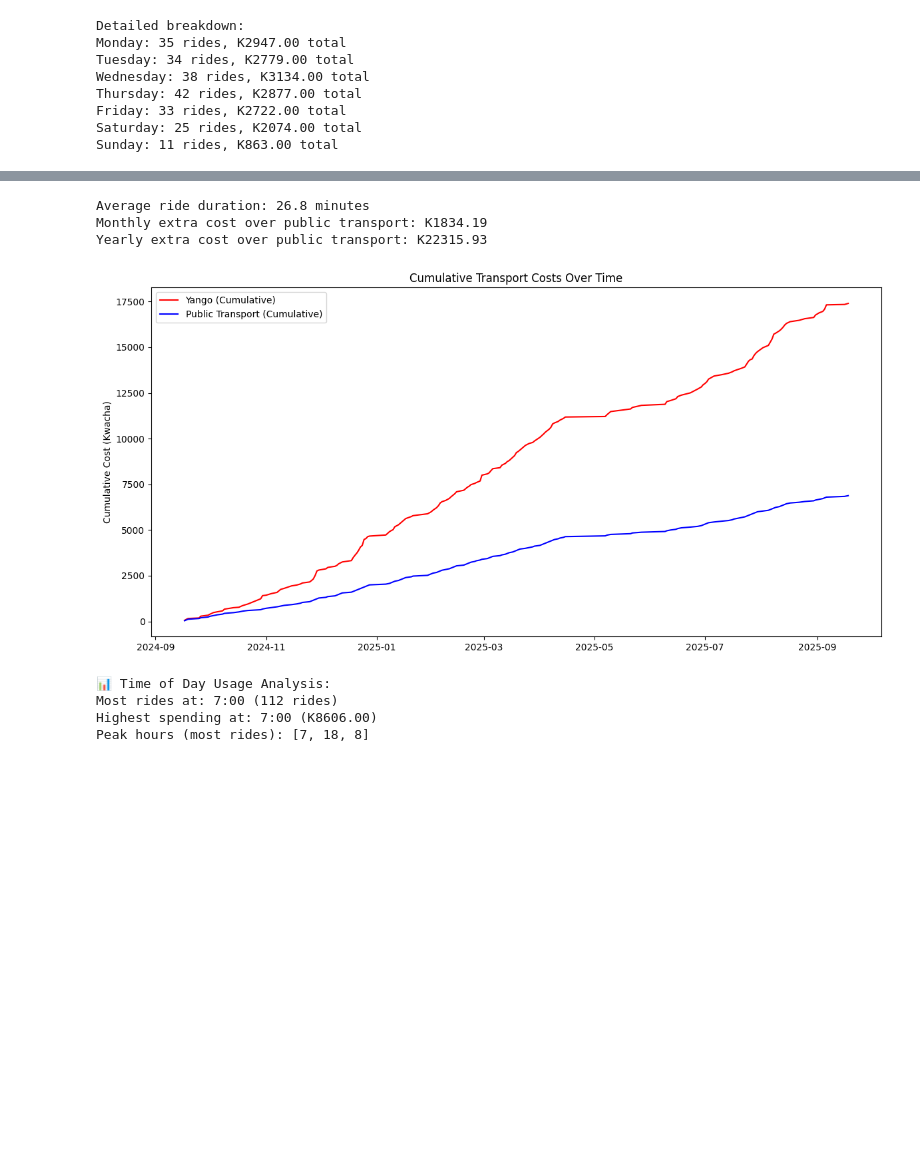
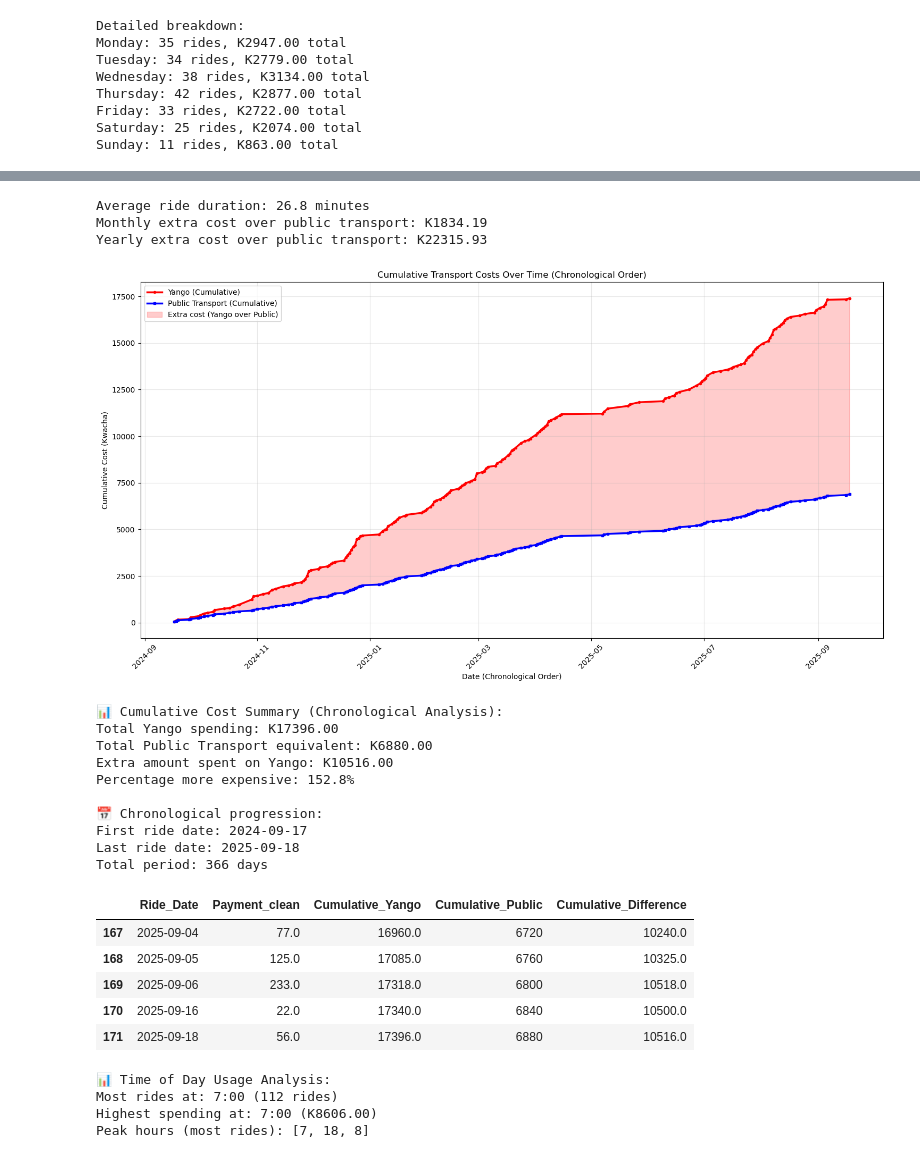
Before and after one commit to Picassoiam/ProjektRed.github.io, a Jupyter notebook: ProjektRed.ipynb, the cells around one changed output, grey strips where cells are left out. Drawn from its saved outputs; the diff is of its cells as text; code cells hidden in the pictures; blank space fills up the shorter version.

Commit message:
Hotfix:Chronogical Order

```diff
--- a/ProjektRed.ipynb
+++ b/ProjektRed.ipynb
@@ -21,18 +21,20 @@ yango_data.tail()
 | 216 | September 16, 2025 | 16/09/2025 13:23 | Yango <no-reply@yango.com> | Yango ride report for September 1... | K22 | 4 min |
 | 217 | September 18, 2025 | 18/09/2025 8:07 | Yango <no-reply@yango.com> | Yango ride report for September 1... | K56 | 19 min |
 # %%
-
 # Clean Payment column
 yango_data['Payment_clean'] = yango_data['Payment'].str.replace("K", "").astype(float)
 
 # Convert Ride_Date to datetime
 yango_data['Ride_Date'] = pd.to_datetime(yango_data['Ride_Date'])
 
-# Group by date (sum rides per day)
+# Group by date (sum rides per day) and sort chronologically
 daily_costs = yango_data.groupby('Ride_Date')['Payment_clean'].sum().reset_index()
+daily_costs = daily_costs.sort_values('Ride_Date').reset_index(drop=True)
 
 # Add public transport cost
 daily_costs['Public_transport'] = 40
 
+print("📊 Daily costs data prepared in chronological order")
+print(f"Date range: {daily_costs['Ride_Date'].min().strftime('%Y-%m-%d')} to {daily_costs['Ride_Date'].max().strftime('%Y-%m-%d')}")
 daily_costs.head()
 # %% [output]
@@ -337,36 +386,91 @@ plt.show()
 # %%
 # Extract ride duration (remove 'min' and convert to numeric)
 yango_data['Duration_min'] = yango_data['Details'].str.replace("min", "").str.strip().astype(float)
 
 # Average duration in minutes
 avg_duration = yango_data['Duration_min'].mean()
 print(f"Average ride duration: {avg_duration:.1f} minutes")
 
 # Monthly and yearly extra cost projections
 monthly_extra = avg_extra * 30
 yearly_extra = avg_extra * 365
 
 print(f"Monthly extra cost over public transport: K{monthly_extra:.2f}")
 print(f"Yearly extra cost over public transport: K{yearly_extra:.2f}")
 
-# Cumulative costs over time
-daily_costs['Cumulative_Yango'] = daily_costs['Payment_clean'].cumsum()
-daily_costs['Cumulative_Public'] = daily_costs['Public_transport'].cumsum()
+# Enhanced cumulative costs over time - Chronologically ordered
+# Ensure data is sorted chronologically for accurate cumulative calculation
+daily_costs_chrono = daily_costs.sort_values('Ride_Date').reset_index(drop=True)
 
-plt.figure(figsize=(12,6))
-plt.plot(daily_costs['Ride_Date'], daily_costs['Cumulative_Yango'], color='red', label='Yango (Cumulative)')
-plt.plot(daily_costs['Ride_Date'], daily_costs['Cumulative_Public'], color='blue', label='Public Transport (Cumulative)')
+# Calculate cumulative costs on chronologically ordered data
+daily_costs_chrono['Cumulative_Yango'] = daily_costs_chrono['Payment_clean'].cumsum()
+daily_costs_chrono['Cumulative_Public'] = daily_costs_chrono['Public_transport'].cumsum()
+daily_costs_chrono['Cumulative_Difference'] = daily_costs_chrono['Cumulative_Yango'] - daily_costs_chrono['Cumulative_Public']
 
+# Enhanced visualization with chronological ordering
+plt.figure(figsize=(15,8))
+
+# Main cumulative cost lines
+plt.plot(daily_costs_chrono['Ride_Date'], daily_costs_chrono['Cumulative_Yango'],
+         color='red', label='Yango (Cumulative)', linewidth=2.5, marker='o', markersize=3)
+plt.plot(daily_costs_chrono['Ride_Date'], daily_costs_chrono['Cumulative_Public'],
+         color='blue', label='Public Transport (Cumulative)', linewidth=2.5, marker='s', markersize=3)
+
+# Fill area between curves to show difference
+plt.fill_between(daily_costs_chrono['Ride_Date'],
+                daily_costs_chrono['Cumulative_Yango'],
+                daily_costs_chrono['Cumulative_Public'],
+                alpha=0.2, color='red', label='Extra cost (Yango over Public)')
+
+plt.xlabel("Date (Chronological Order)")
 plt.ylabel("Cumulative Cost (Kwacha)")
-plt.title("Cumulative Transport Costs Over Time")
+plt.title("Cumulative Transport Costs Over Time (Chronological Order)")
 plt.legend()
+plt.grid(True, alpha=0.3)
+plt.xticks(rotation=45)
 plt.tight_layout()
 plt.show()
+
+# Summary statistics
+total_yango = daily_costs_chrono['Cumulative_Yango'].iloc[-1]
+total_public = daily_costs_chrono['Cumulative_Public'].iloc[-1]
+total_difference = total_yango - total_public
+
+print(f"\n📊 Cumulative Cost Summary (Chronological Analysis):")
+print(f"Total Yango spending: K{total_yango:.2f}")
+print(f"Total Public Transport equivalent: K{total_public:.2f}")
+print(f"Extra amount spent on Yango: K{total_difference:.2f}")
+print(f"Percentage more expensive: {(total_difference/total_public)*100:.1f}%")
+
+# Show progression over time
+print(f"\n📅 Chronological progression:")
+print(f"First ride date: {daily_costs_chrono['Ride_Date'].iloc[0].strftime('%Y-%m-%d')}")
+print(f"Last ride date: {daily_costs_chrono['Ride_Date'].iloc[-1].strftime('%Y-%m-%d')}")
+print(f"Total period: {(daily_costs_chrono['Ride_Date'].iloc[-1] - daily_costs_chrono['Ride_Date'].iloc[0]).days} days")
+
+# Display chronologically ordered data sample
+daily_costs_chrono[['Ride_Date', 'Payment_clean', 'Cumulative_Yango', 'Cumulative_Public', 'Cumulative_Difference']].tail()
 # %% [output]
 Average ride duration: 26.8 minutes
 Monthly extra cost over public transport: K1834.19
 Yearly extra cost over public transport: K22315.93
-[figure, old version]
+[figure, new version]
+📊 Cumulative Cost Summary (Chronological Analysis):
+Total Yango spending: K17396.00
+Total Public Transport equivalent: K6880.00
+Extra amount spent on Yango: K10516.00
+Percentage more expensive: 152.8%
+
+📅 Chronological progression:
+First ride date: 2024-09-17
+Last ride date: 2025-09-18
+Total period: 366 days
+|  | Ride_Date | Payment_clean | Cumulative_Yango | Cumulative_Public | Cumulative_Difference |
+| 167 | 2025-09-04 | 77.0 | 16960.0 | 6720 | 10240.0 |
+| 168 | 2025-09-05 | 125.0 | 17085.0 | 6760 | 10325.0 |
+| 169 | 2025-09-06 | 233.0 | 17318.0 | 6800 | 10518.0 |
+| 170 | 2025-09-16 | 22.0 | 17340.0 | 6840 | 10500.0 |
+| 171 | 2025-09-18 | 56.0 | 17396.0 | 6880 | 10516.0 |
 # %%
 # Enhanced time of day analysis - Question 5
 # Extract hour from Email_Timestamp (format: DD/MM/YYYY HH:MM)
```
Also changed, not shown: parts of 8 cells of this notebook.
